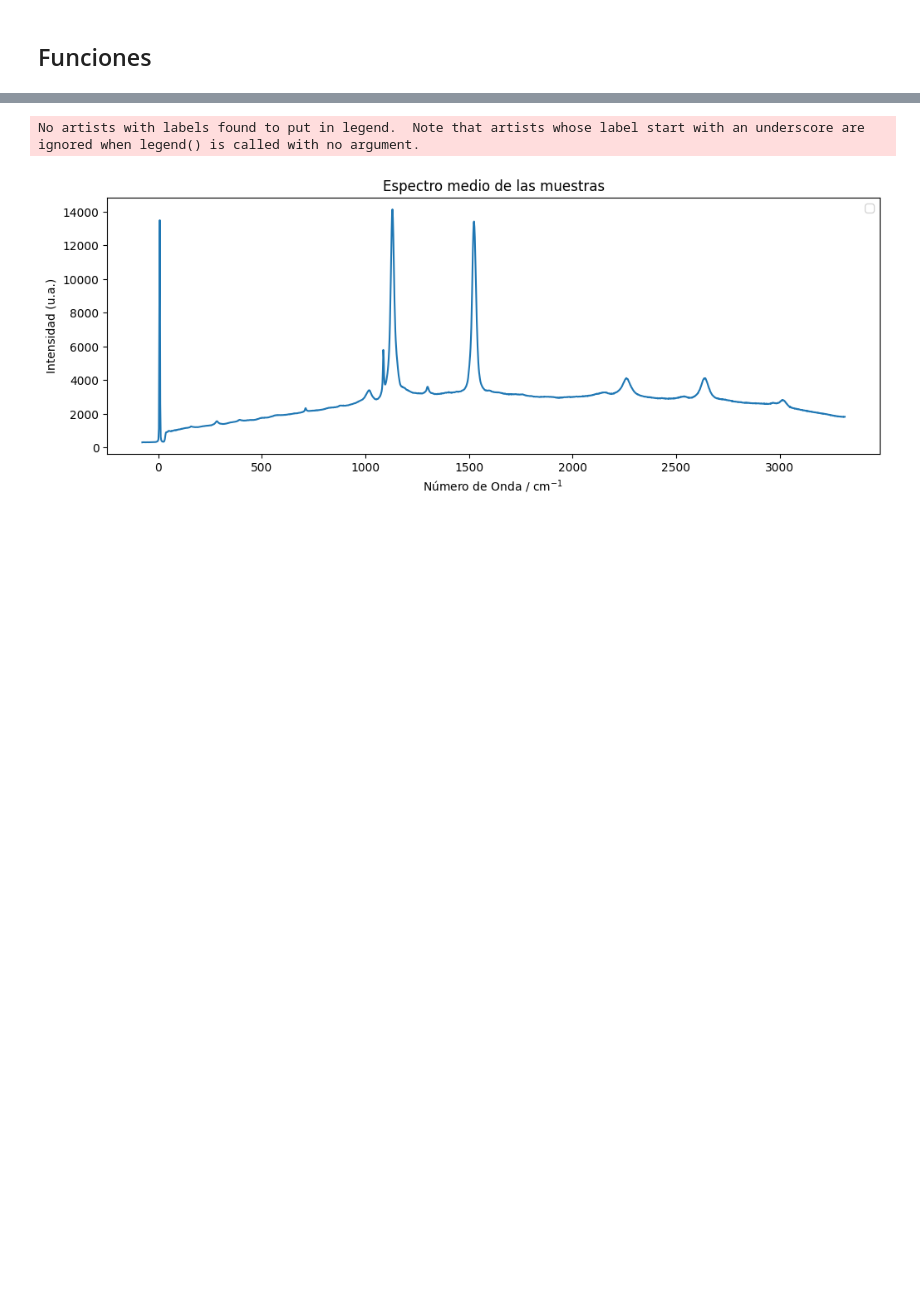
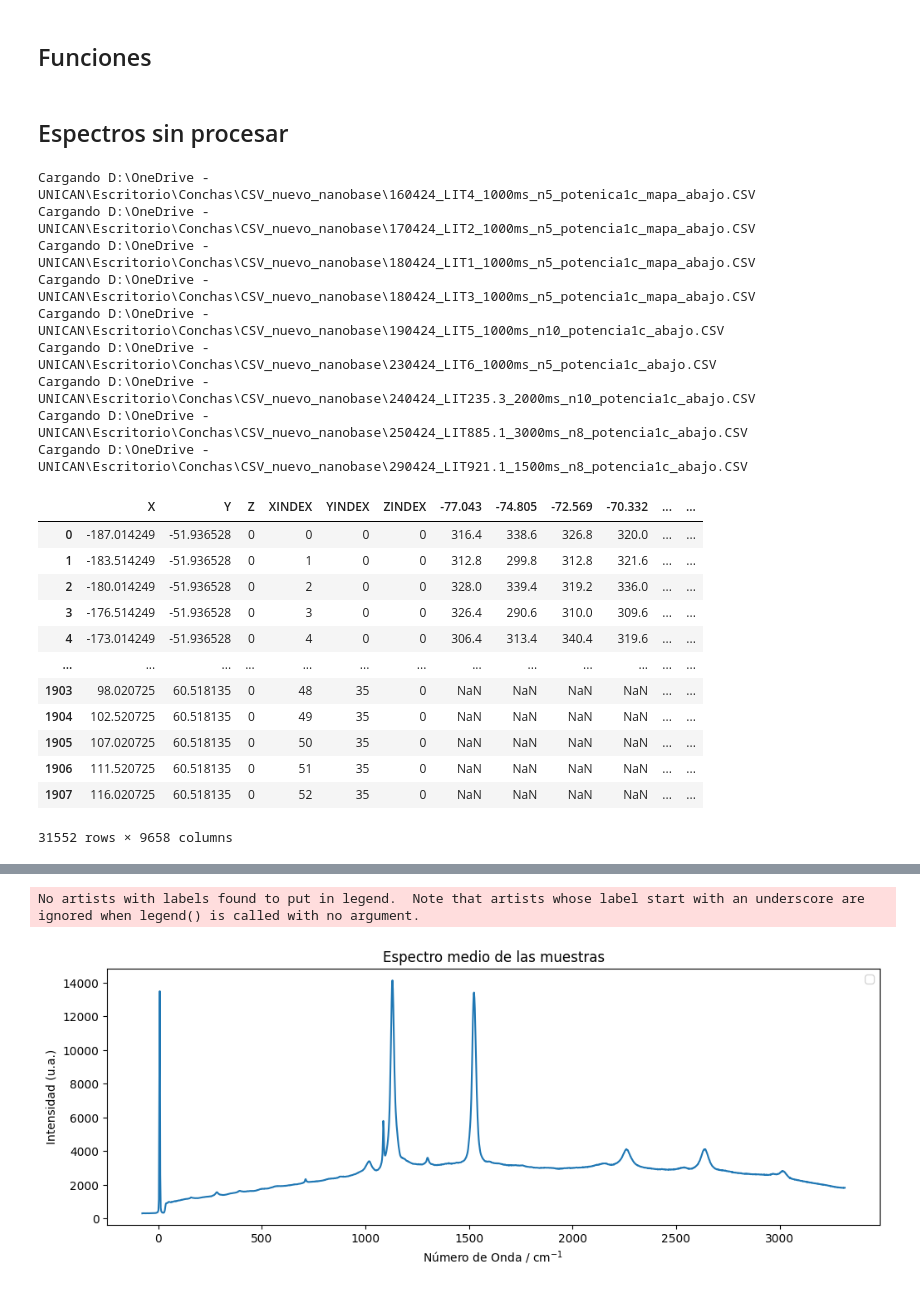
Before and after one commit to andreaperezasen/TFM-ML-Raman-Conchas-Arqueologicas, a Jupyter notebook: Code/Notebooks/procesado_nanobase.ipynb, the cells around one changed output, grey strips where cells are left out. Saved outputs shown, nothing was run; the diff lists cells and outputs as text; code cells hidden in the pictures; blank space fills up the shorter version.

```diff
--- a/Code/Notebooks/procesado_nanobase.ipynb
+++ b/Code/Notebooks/procesado_nanobase.ipynb
@@ -352,0 +346,54 @@ df = df.set_index(['X', 'Y'])
+# %% [markdown]
+## Espectros sin procesar
+# %%
+files = os.listdir('D:/OneDrive - UNICAN/Escritorio/Conchas/CSV_nuevo_nanobase')
+# Filtrar solo los archivos CSV
+csv_files_raw = [f for f in files if f.endswith('.CSV')]
+df_raw = pd.DataFrame()
+
+
+for file in csv_files_raw:
+    file_path = os.path.join(path_nanobase, file)
+    print(f"Cargando {file_path}")
+
+    df_file = pd.read_csv(file_path, engine='python', sep=',', skiprows=14, decimal='.')
+
+     # # Drop unwanted column
+    if 'Unnamed: 1937' in df_file.columns:
+            df_file = df_file.drop(columns=['Unnamed: 1937'])
+
+    tipo = "Nanobase"
+    nombre_archivo = archivo.split('\\')[-1].split('.')[0]
+    nombre_muestra = nombre_archivo.split('_')[1]
+    fecha_medida = nombre_archivo.split('_')[0]
+
+    df_final.index = pd.MultiIndex.from_tuples([( tipo, nombre_muestra, fecha_medida, nombre_archivo, X, Y, ) for X, Y in df_final.index],
+                                                  names=[ "Tipo", "Muestra", "Fecha", "Archivo","X", "Y"])
+
+    df_raw = pd.concat([df_raw, df_file])
+
+
+df_raw
+# %% [output]
+Cargando D:\OneDrive - UNICAN\Escritorio\Conchas\CSV_nuevo_nanobase\160424_LIT4_1000ms_n5_potenica1c_mapa_abajo.CSV
+Cargando D:\OneDrive - UNICAN\Escritorio\Conchas\CSV_nuevo_nanobase\170424_LIT2_1000ms_n5_potencia1c_mapa_abajo.CSV
+Cargando D:\OneDrive - UNICAN\Escritorio\Conchas\CSV_nuevo_nanobase\180424_LIT1_1000ms_n5_potencia1c_mapa_abajo.CSV
+Cargando D:\OneDrive - UNICAN\Escritorio\Conchas\CSV_nuevo_nanobase\180424_LIT3_1000ms_n5_potencia1c_mapa_abajo.CSV
+Cargando D:\OneDrive - UNICAN\Escritorio\Conchas\CSV_nuevo_nanobase\190424_LIT5_1000ms_n10_potencia1c_abajo.CSV
+Cargando D:\OneDrive - UNICAN\Escritorio\Conchas\CSV_nuevo_nanobase\230424_LIT6_1000ms_n5_potencia1c_abajo.CSV
+Cargando D:\OneDrive - UNICAN\Escritorio\Conchas\CSV_nuevo_nanobase\240424_LIT235.3_2000ms_n10_potencia1c_abajo.CSV
+Cargando D:\OneDrive - UNICAN\Escritorio\Conchas\CSV_nuevo_nanobase\250424_LIT885.1_3000ms_n8_potencia1c_abajo.CSV
+Cargando D:\OneDrive - UNICAN\Escritorio\Conchas\CSV_nuevo_nanobase\290424_LIT921.1_1500ms_n8_potencia1c_abajo.CSV
+|  | X | Y | Z | XINDEX | YINDEX | ZINDEX | -77.043 | -74.805 | -72.569 | -70.332 | ... | ... |
+| 0 | -187.014249 | -51.936528 | 0 | 0 | 0 | 0 | 316.4 | 338.6 | 326.8 | 320.0 | ... | ... |
+| 1 | -183.514249 | -51.936528 | 0 | 1 | 0 | 0 | 312.8 | 299.8 | 312.8 | 321.6 | ... | ... |
+| 2 | -180.014249 | -51.936528 | 0 | 2 | 0 | 0 | 328.0 | 339.4 | 319.2 | 336.0 | ... | ... |
+| 3 | -176.514249 | -51.936528 | 0 | 3 | 0 | 0 | 326.4 | 290.6 | 310.0 | 309.6 | ... | ... |
+| 4 | -173.014249 | -51.936528 | 0 | 4 | 0 | 0 | 306.4 | 313.4 | 340.4 | 319.6 | ... | ... |
+| ... | ... | ... | ... | ... | ... | ... | ... | ... | ... | ... | ... | ... |
+| 1903 | 98.020725 | 60.518135 | 0 | 48 | 35 | 0 | NaN | NaN | NaN | NaN | ... | ... |
+| 1904 | 102.520725 | 60.518135 | 0 | 49 | 35 | 0 | NaN | NaN | NaN | NaN | ... | ... |
+| 1905 | 107.020725 | 60.518135 | 0 | 50 | 35 | 0 | NaN | NaN | NaN | NaN | ... | ... |
+| 1906 | 111.520725 | 60.518135 | 0 | 51 | 35 | 0 | NaN | NaN | NaN | NaN | ... | ... |
+| 1907 | 116.020725 | 60.518135 | 0 | 52 | 35 | 0 | NaN | NaN | NaN | NaN | ... | ... |
+31552 rows × 9658 columns
```
Also changed, not shown: parts of 21 cells of this notebook.
